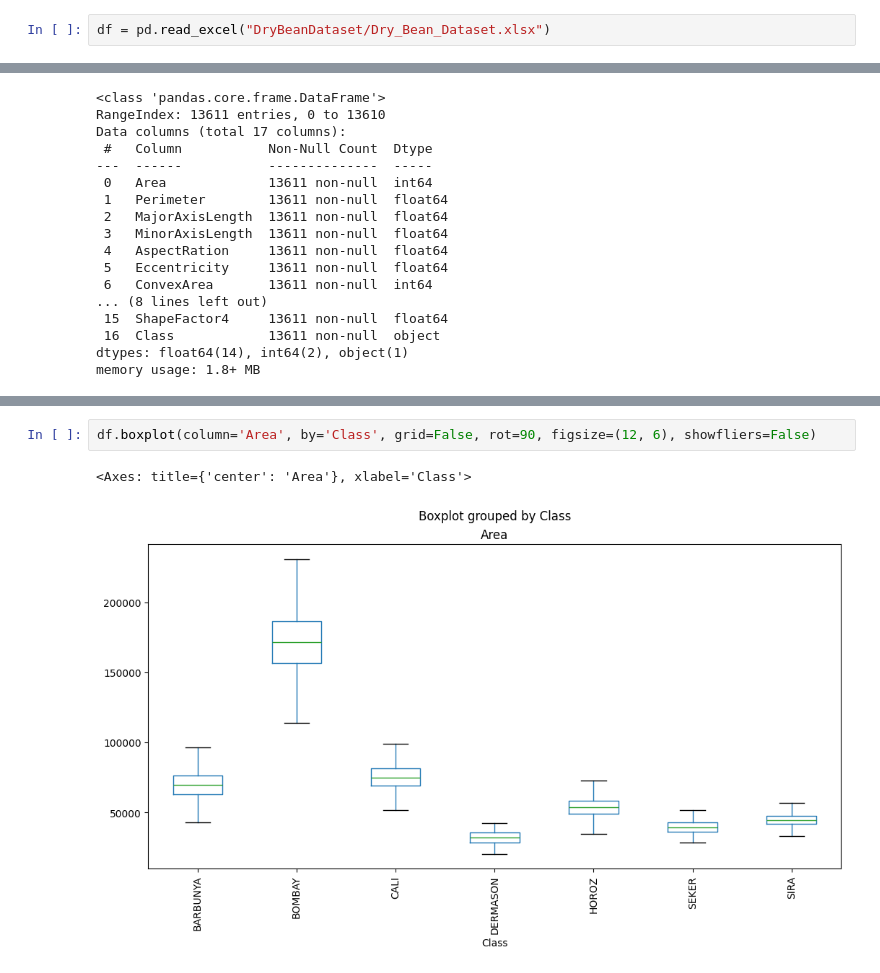
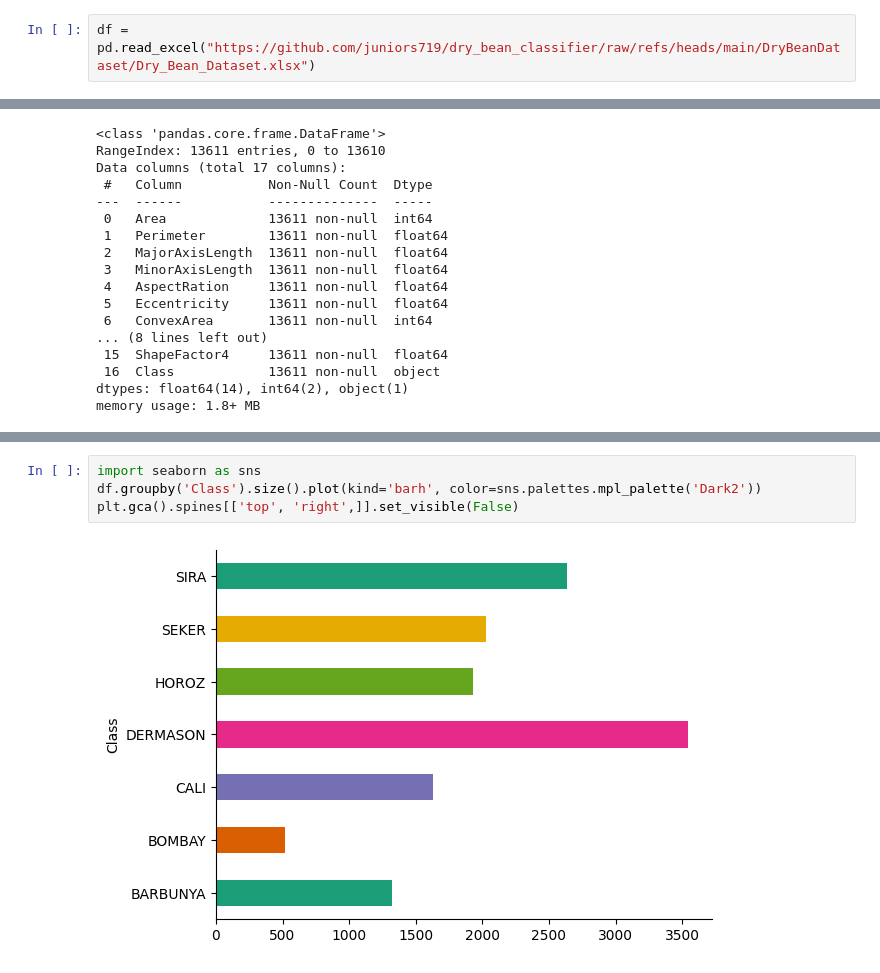
Before and after one commit to juniors719/dry_bean_classifier, a Jupyter notebook: dry_bean_classification.ipynb, the cells around one changed output, grey strips where cells are left out. Drawn from its saved outputs; the diff is of its cells as text.

```diff
--- a/dry_bean_classification.ipynb
+++ b/dry_bean_classification.ipynb
@@ -8,5 +25,5 @@ import matplotlib as plt
 # %%
-df = pd.read_excel("DryBeanDataset/Dry_Bean_Dataset.xlsx")
+df = pd.read_excel("https://github.com/juniors719/dry_bean_classifier/raw/refs/heads/main/DryBeanDataset/Dry_Bean_Dataset.xlsx")
 # %%
 df.head()
 # %% [output]
@@ -56,5 +68,6 @@ df['Class'].value_counts().plot(kind='bar', title='Histogram of Classes', xlabel
-# %%
-df.boxplot(column='Area', by='Class', grid=False, rot=90, figsize=(12, 6), showfliers=False)
-# %% [output]
-<Axes: title={'center': 'Area'}, xlabel='Class'>
-[figure, removed]
+# %%
+import seaborn as sns
+df.groupby('Class').size().plot(kind='barh', color=sns.palettes.mpl_palette('Dark2'))
+plt.gca().spines[['top', 'right',]].set_visible(False)
+# %% [output]
+[figure, added]
```
Also changed, not shown: parts of 5 cells of this notebook.
